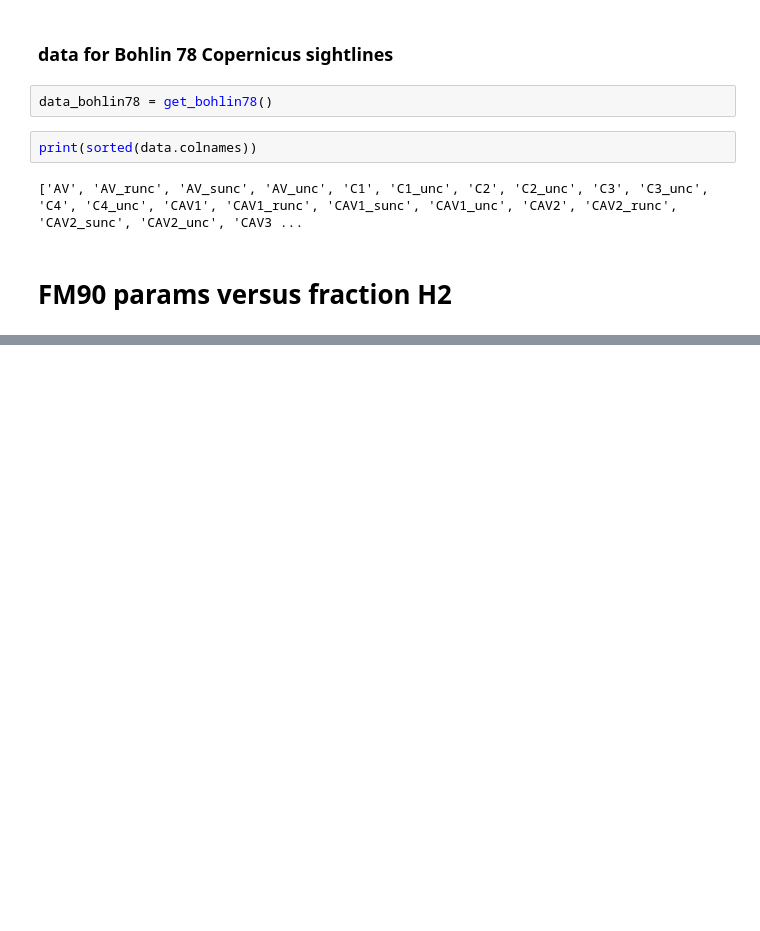
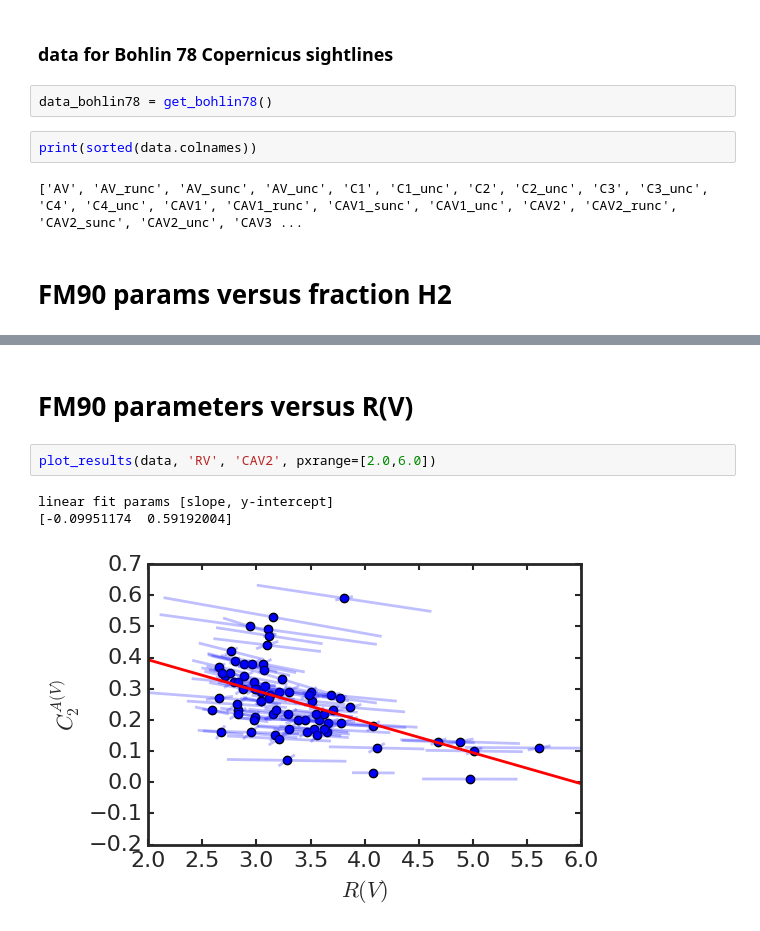
Before and after one commit to karllark/dust_fuse_h2, a Jupyter notebook: interesting_plots_fm90.ipynb, the cells around one changed output, grey strips where cells are left out. Cells and saved outputs as stored; diff of their text form; blank space fills up the shorter version.

Commit message:
Updates to the plot labels, adding more plots, and "fixing HD099890 C1 data point of 0.00 by making it 0.01"

```diff
--- a/interesting_plots_fm90.ipynb
+++ b/interesting_plots_fm90.ipynb
@@ -66,0 +67,8 @@ linear fit params [slope, y-intercept]
+# %% [markdown]
+# FM90 parameters versus R(V)
+# %%
+plot_results(data, 'RV', 'CAV2', pxrange=[2.0,6.0])
+# %% [output]
+linear fit params [slope, y-intercept]
+[-0.09951174  0.59192004]
+[figure, added]
```
Also changed, not shown: parts of 20 cells of this notebook, 4 other files.
